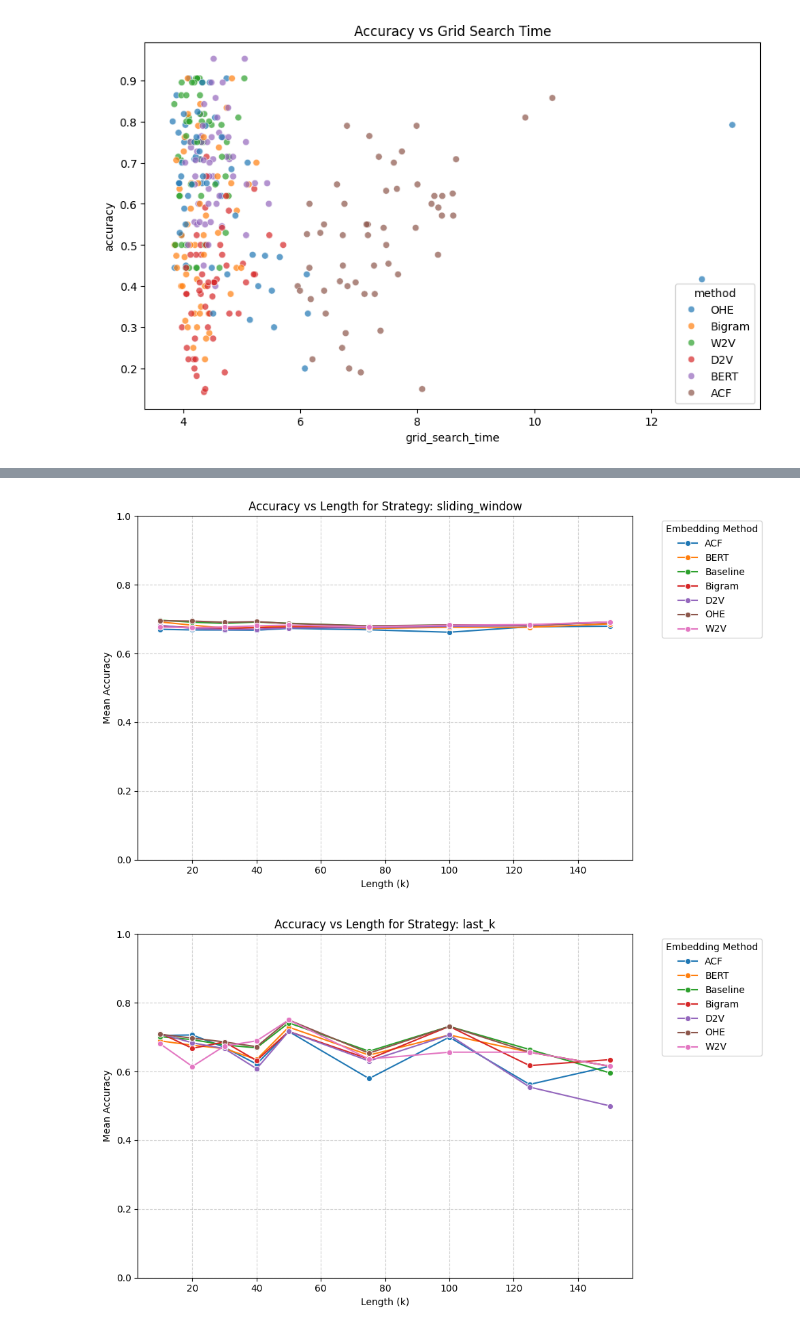
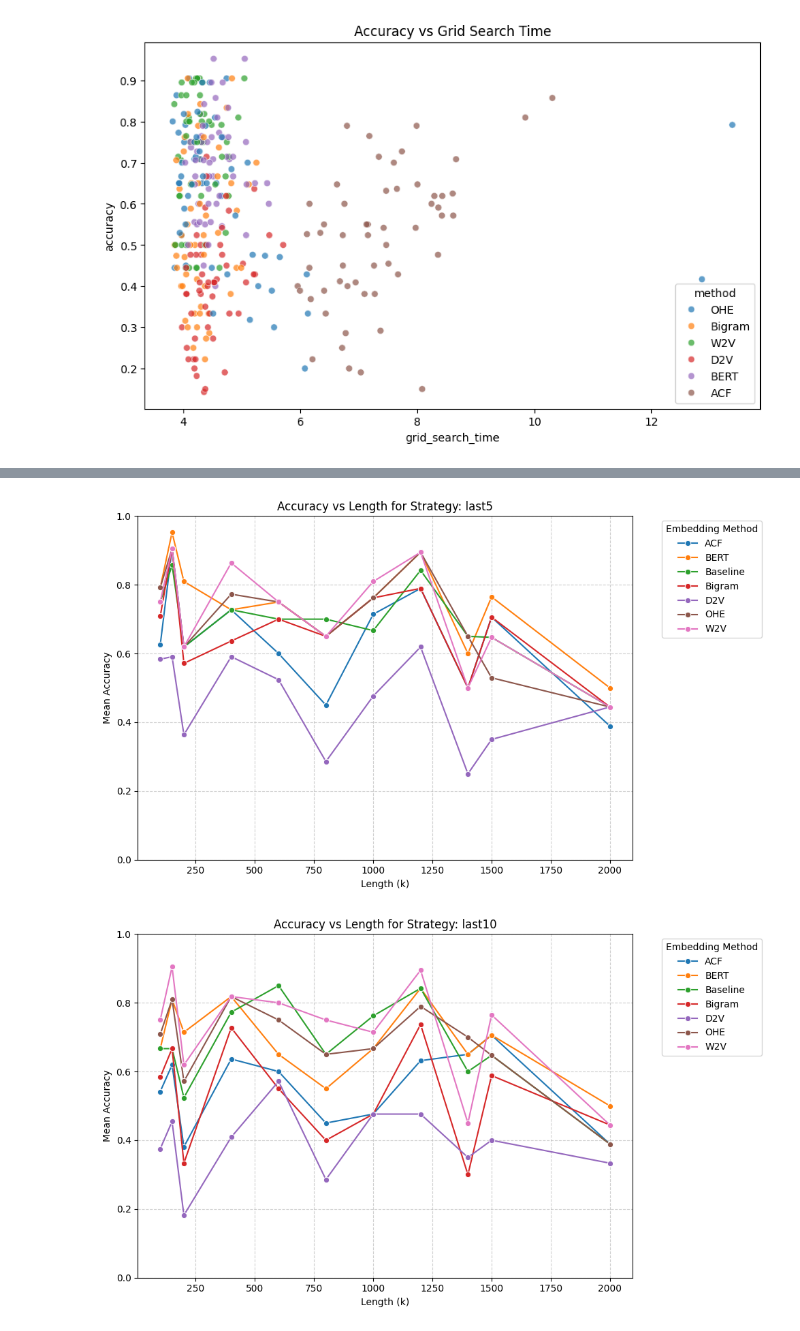
Before and after one commit to GijsCK/Resource-Centric-NAP, a Jupyter notebook: data_analysis.ipynb, the cells around one changed output, grey strips where cells are left out. Cells and saved outputs as stored; diff of their text form; code cells hidden in the pictures.

Commit message:
More results, now gonna start transformer

```diff
--- a/data_analysis.ipynb
+++ b/data_analysis.ipynb
@@ -72,10 +72,10 @@ import matplotlib.pyplot as plt
 import seaborn as sns
 
 # Load and clean data
-df = pd.read_csv('results/experiment_results_v2.csv')
+df = pd.read_csv('results/experiment_results_2017.csv', sep=',')
 df = df[df['status'] == 'Success']
 
-strategies = ['prefix', 'sliding_window', 'last_k']
+strategies = ['last3', 'last5', 'last10', 'last20']
 
 for strategy in strategies:
     subset = df[df['strategy'] == strategy]
@@ -92,5 +92,5 @@ for strategy in strategies:
     plt.legend(title='Embedding Method', bbox_to_anchor=(1.05, 1), loc='upper left')
     plt.grid(True, linestyle='--', alpha=0.6)
     plt.tight_layout()
-    plt.savefig(f"plots/accuracy_plot_{strategy}_2013.png")
+    plt.savefig(f"plots/accuracy_plot_{strategy}_2017.png")
 # %% [output]
@@ -98,2 +98,2 @@ for strategy in strategies:
-[figure, old version]
+[figure, new version]
-[figure, old version]
+[figure, new version]
```
Also changed, not shown: parts of 1 cell of this notebook, 16 other files.
